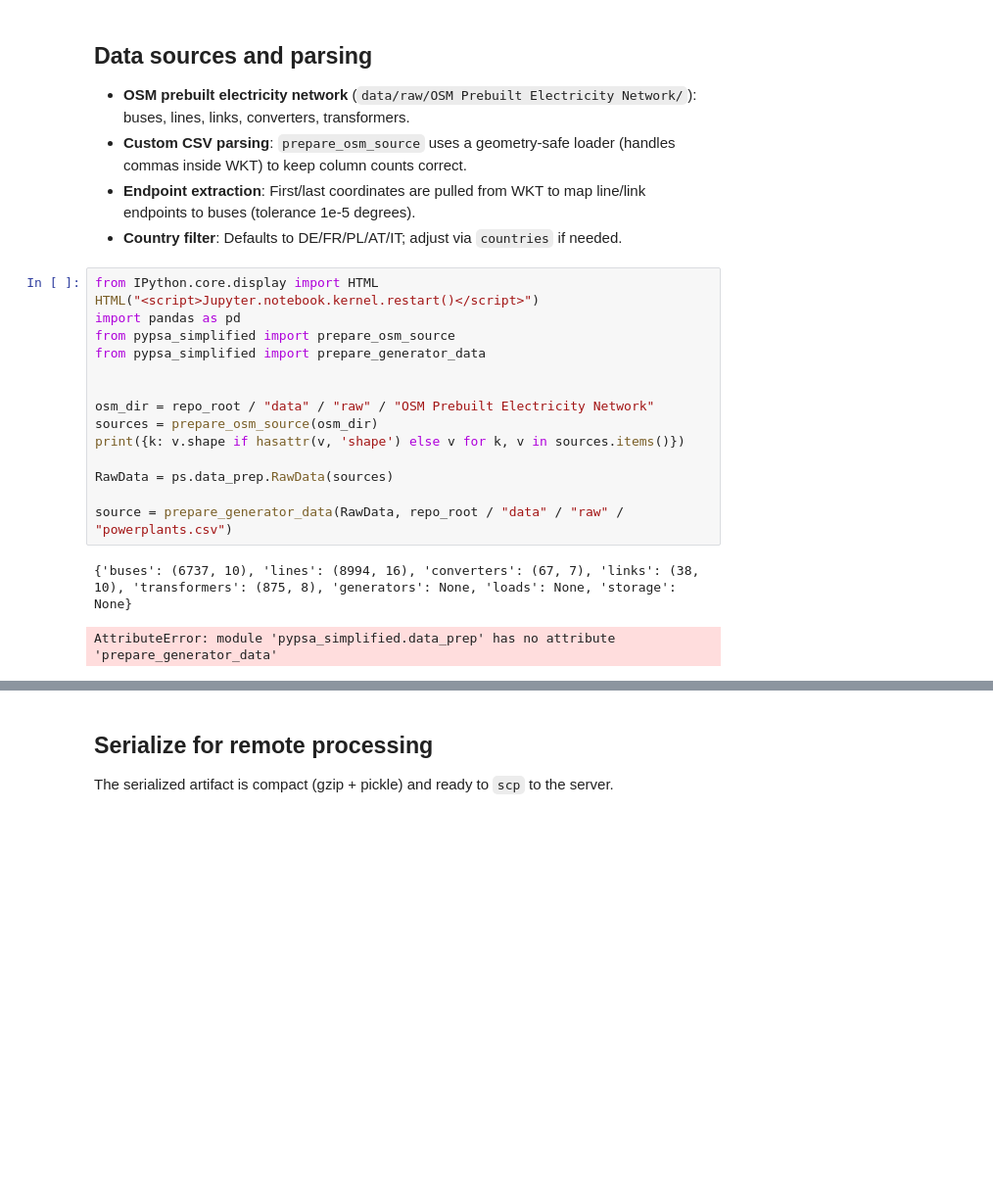
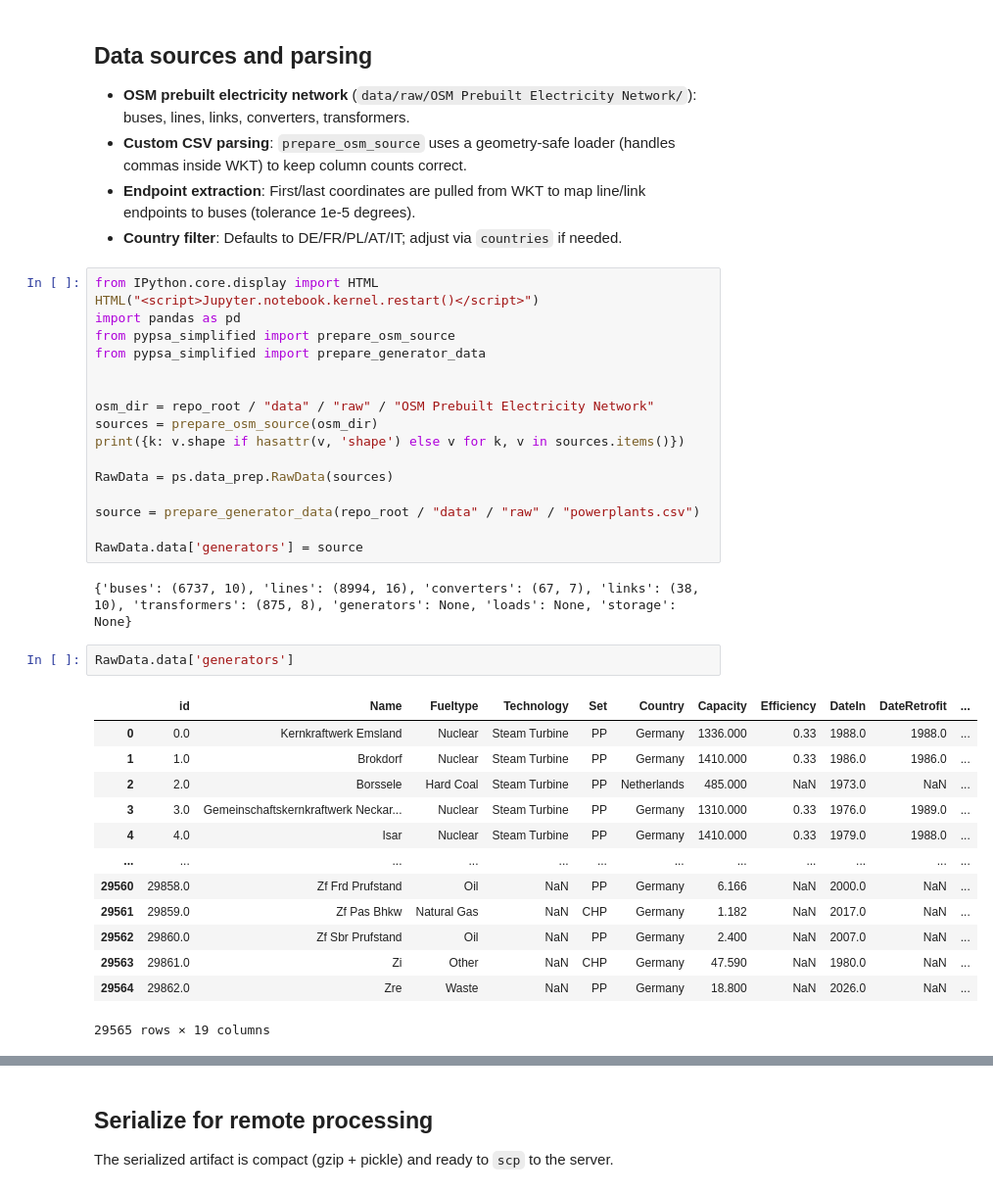
Before and after one commit to jendrkk/PyPSA---Simplified-European-Model, a Jupyter notebook: notebooks/01_data_preparation.ipynb, the cells around one changed output, grey strips where cells are left out. Shown: that part at 98% size. Saved outputs shown, nothing was run; the diff lists cells and outputs as text; blank space fills up the shorter version.

```diff
--- a/notebooks/01_data_preparation.ipynb
+++ b/notebooks/01_data_preparation.ipynb
@@ -50,7 +50,24 @@ print({k: v.shape if hasattr(v, 'shape') else v for k, v in sources.items()})
 
 RawData = ps.data_prep.RawData(sources)
 
-source = prepare_generator_data(RawData, repo_root / "data" / "raw" / "powerplants.csv")
+source = prepare_generator_data(repo_root / "data" / "raw" / "powerplants.csv")
+
+RawData.data['generators'] = source
 # %% [output]
 {'buses': (6737, 10), 'lines': (8994, 16), 'converters': (67, 7), 'links': (38, 10), 'transformers': (875, 8), 'generators': None, 'loads': None, 'storage': None}
-AttributeError: module 'pypsa_simplified.data_prep' has no attribute 'prepare_generator_data'
+# %%
+RawData.data['generators']
+# %% [output]
+|  | id | Name | Fueltype | Technology | Set | Country | Capacity | Efficiency | DateIn | DateRetrofit | ... |
+| 0 | 0.0 | Kernkraftwerk Emsland | Nuclear | Steam Turbine | PP | Germany | 1336.000 | 0.33 | 1988.0 | 1988.0 | ... |
+| 1 | 1.0 | Brokdorf | Nuclear | Steam Turbine | PP | Germany | 1410.000 | 0.33 | 1986.0 | 1986.0 | ... |
+| 2 | 2.0 | Borssele | Hard Coal | Steam Turbine | PP | Netherlands | 485.000 | NaN | 1973.0 | NaN | ... |
+| 3 | 3.0 | Gemeinschaftskernkraftwerk Neckar... | Nuclear | Steam Turbine | PP | Germany | 1310.000 | 0.33 | 1976.0 | 1989.0 | ... |
+| 4 | 4.0 | Isar | Nuclear | Steam Turbine | PP | Germany | 1410.000 | 0.33 | 1979.0 | 1988.0 | ... |
+| ... | ... | ... | ... | ... | ... | ... | ... | ... | ... | ... | ... |
+| 29560 | 29858.0 | Zf Frd Prufstand | Oil | NaN | PP | Germany | 6.166 | NaN | 2000.0 | NaN | ... |
+| 29561 | 29859.0 | Zf Pas Bhkw | Natural Gas | NaN | CHP | Germany | 1.182 | NaN | 2017.0 | NaN | ... |
+| 29562 | 29860.0 | Zf Sbr Prufstand | Oil | NaN | PP | Germany | 2.400 | NaN | 2007.0 | NaN | ... |
+| 29563 | 29861.0 | Zi | Other | NaN | CHP | Germany | 47.590 | NaN | 1980.0 | NaN | ... |
+| 29564 | 29862.0 | Zre | Waste | NaN | PP | Germany | 18.800 | NaN | 2026.0 | NaN | ... |
+29565 rows × 19 columns
```
Also changed, not shown: parts of 1 cell of this notebook, 21 other files.
